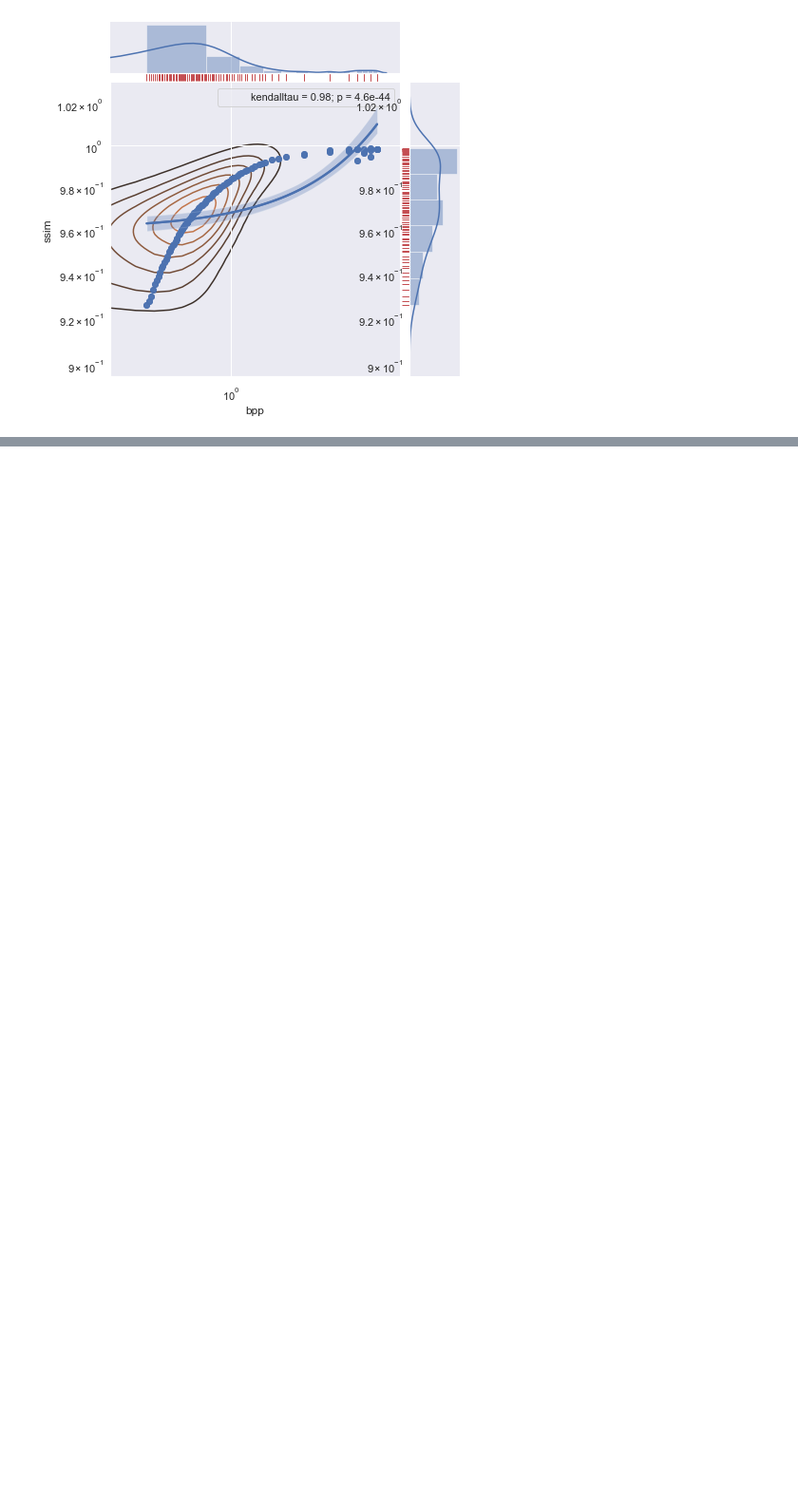
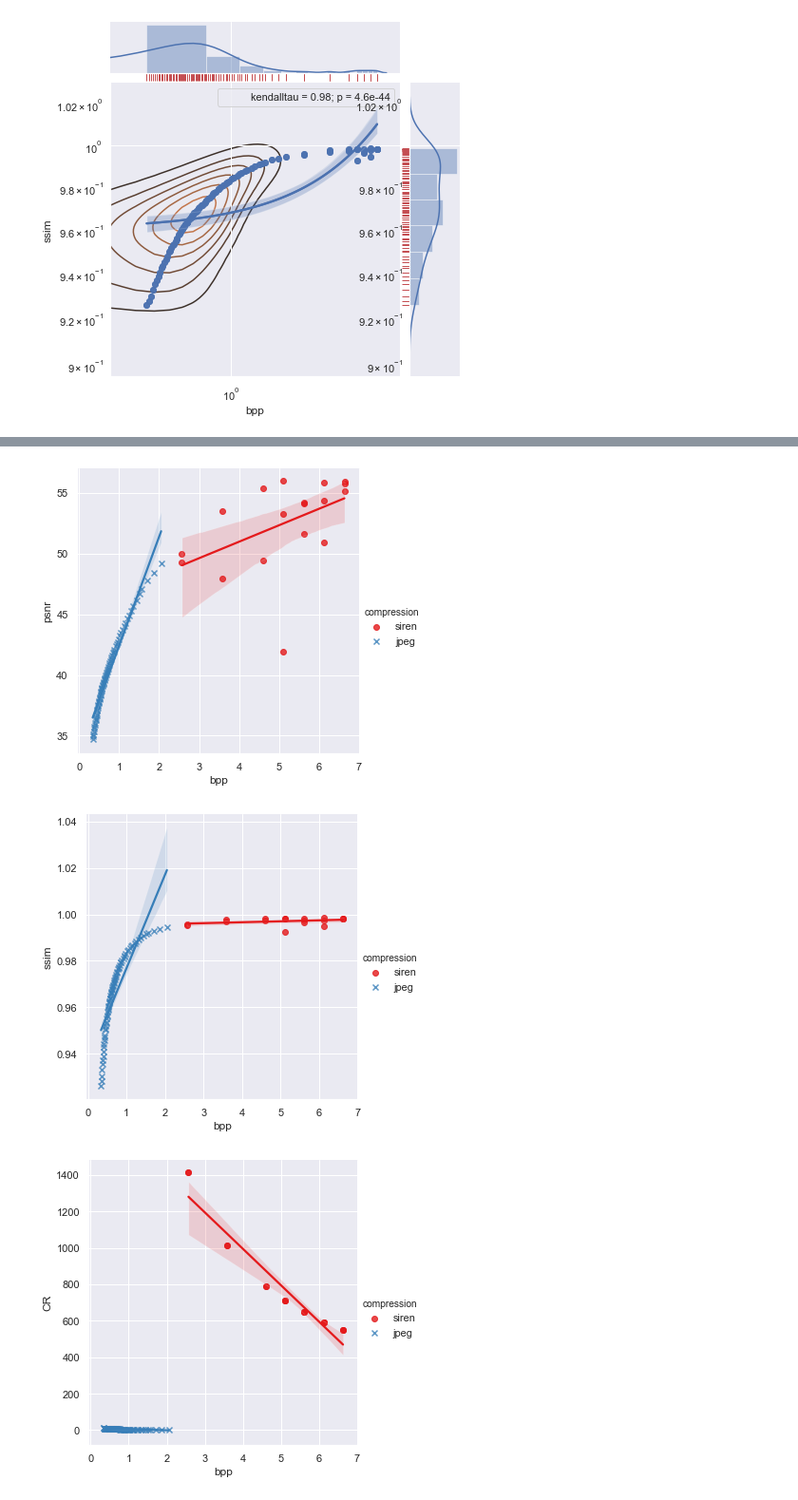
Before and after one commit to franec94/Sinren-Data-Analyses-A-Posteriori, a Jupyter notebook: notebooks/analyze_a_run/analyze_a_run.ipynb, the cells around one changed output, grey strips where cells are left out. Shown at 95% size. Saved outputs shown, nothing was run; the diff lists cells and outputs as text; code cells hidden in the pictures; blank space fills up the shorter version.

```diff
--- a/notebooks/analyze_a_run/analyze_a_run.ipynb
+++ b/notebooks/analyze_a_run/analyze_a_run.ipynb
@@ -291,0 +328,27 @@ TypeError: regplot() got an unexpected keyword argument 'hue'
+# %%
+# Plot sepal width as a function of sepal_length across days
+g = sns.lmplot(
+    data=merged_df,
+    x="bpp", y="psnr", hue="compression",
+    height=5,
+    palette="Set1", markers=["o", "x"]).fig.subplots_adjust(wspace=.02)
+
+# Plot sepal width as a function of sepal_length across days
+g = sns.lmplot(
+    data=merged_df,
+    x="bpp", y="ssim", hue="compression",
+    height=5,
+    palette="Set1", markers=["o", "x"]).fig.subplots_adjust(wspace=.02)
+plt.show()
+
+# Plot sepal width as a function of sepal_length across days
+g = sns.lmplot(
+    data=merged_df,
+    x="bpp", y="CR", hue="compression",
+    height=5,
+    palette="Set1", markers=["o", "x"]).fig.subplots_adjust(wspace=.02)
+plt.show()
+# %% [output]
+[figure, added]
+[figure, added]
+[figure, added]
```
Also changed, not shown: parts of 9 cells of this notebook.
